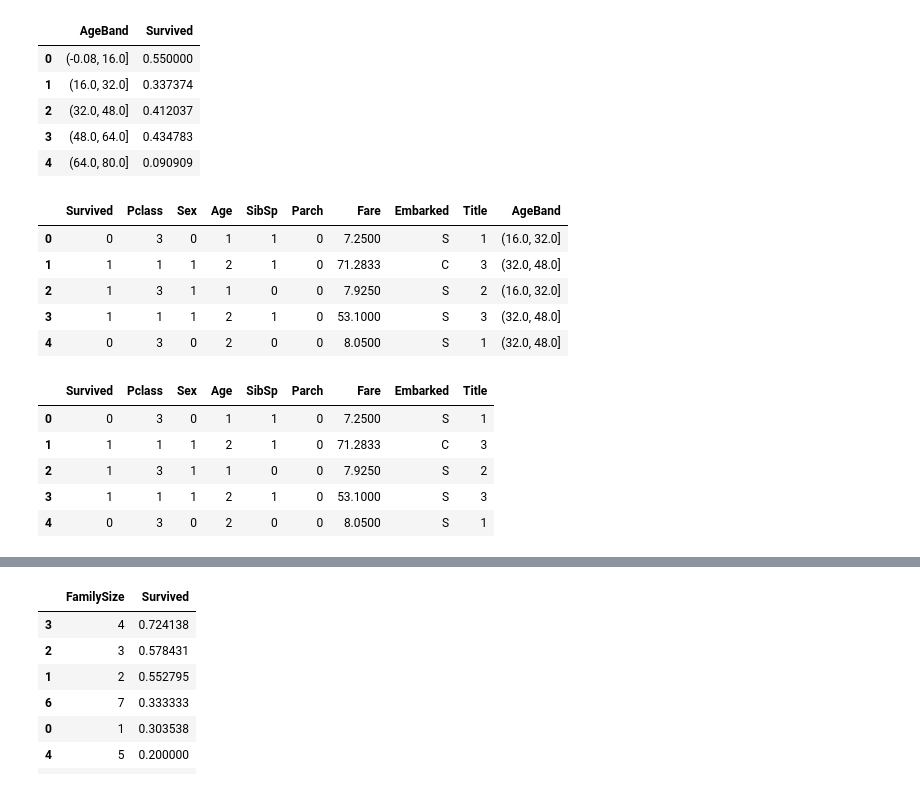
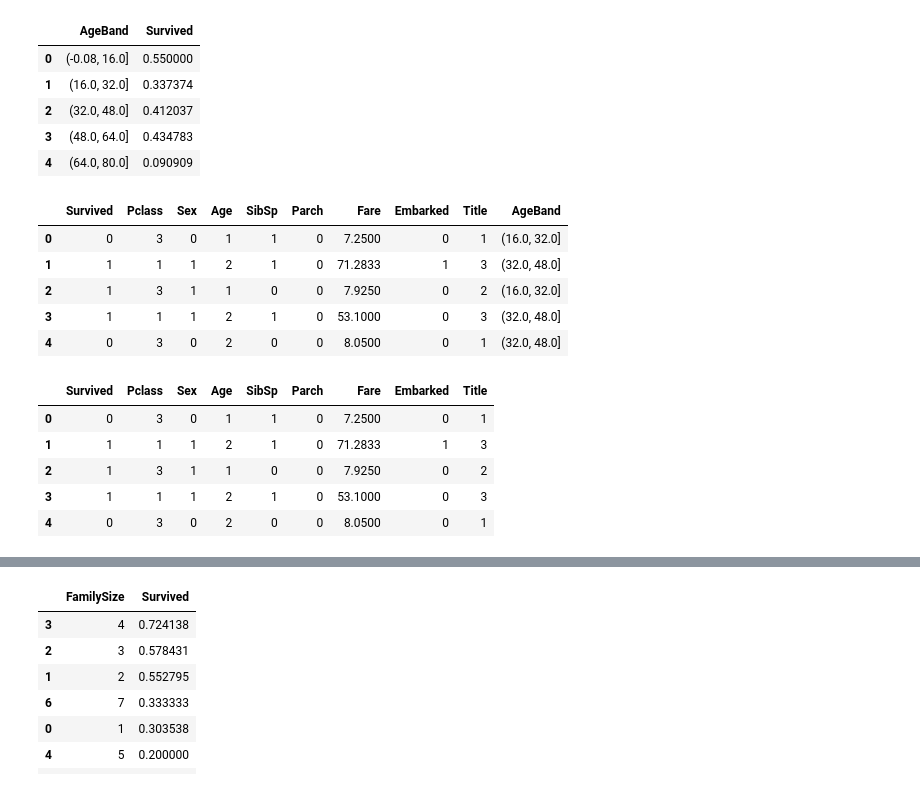
Before and after one commit to sonalijoseph1205/Titanic_ML, a Jupyter notebook: Titanic_Notebook_1.ipynb, the cells around one changed output, grey strips where cells are left out. Saved outputs shown, nothing was run; the diff lists cells and outputs as text; code cells hidden in the pictures.

```diff
--- a/Titanic_Notebook_1.ipynb
+++ b/Titanic_Notebook_1.ipynb
@@ -270,0 +362,6 @@ plt.show()
+# %%
+genders = {"male": 0, "female": 1}
+data = [train_df, test_df]
+
+for dataset in data:
+    dataset['Sex'] = dataset['Sex'].map(genders)
@@ -270,0 +378,3 @@ plt.show()
+# %%
+train_df = train_df.drop(['Ticket'], axis=1)
+test_df = test_df.drop(['Ticket'], axis=1)
@@ -270,0 +383,6 @@ plt.show()
+# %%
+ports = {"S": 0, "C": 1, "Q": 2}
+data = [train_df, test_df]
+
+for dataset in data:
+    dataset['Embarked'] = dataset['Embarked'].map(ports)
@@ -275,7 +397,7 @@ guess_ages
 array([[0., 0., 0.],
        [0., 0., 0.]])
 # %%
-for dataset in combine:
+for dataset in data:
     for i in range(0, 2):
         for j in range(0, 3):
             guess_df = dataset[(dataset['Sex'] == i) & (dataset['Pclass'] == j+1)]['Age'].dropna()
@@ -313,28 +435,28 @@ train_df[['AgeBand', 'Survived']].groupby(['AgeBand'], as_index=False).mean().so
 | 3 | (48.0, 64.0] | 0.434783 |
 | 4 | (64.0, 80.0] | 0.090909 |
 # %%
-for dataset in combine:
+for dataset in data:
     dataset.loc[ dataset['Age'] <= 16, 'Age'] = 0
     dataset.loc[(dataset['Age'] > 16) & (dataset['Age'] <= 32), 'Age'] = 1
     dataset.loc[(dataset['Age'] > 32) & (dataset['Age'] <= 48), 'Age'] = 2
     dataset.loc[(dataset['Age'] > 48) & (dataset['Age'] <= 64), 'Age'] = 3
     dataset.loc[ dataset['Age'] > 64, 'Age']
 train_df.head()
 # %% [output]
 |  | Survived | Pclass | Sex | Age | SibSp | Parch | Fare | Embarked | Title | AgeBand |
-| 0 | 0 | 3 | 0 | 1 | 1 | 0 | 7.2500 | S | 1 | (16.0, 32.0] |
-| 1 | 1 | 1 | 1 | 2 | 1 | 0 | 71.2833 | C | 3 | (32.0, 48.0] |
-| 2 | 1 | 3 | 1 | 1 | 0 | 0 | 7.9250 | S | 2 | (16.0, 32.0] |
-| 3 | 1 | 1 | 1 | 2 | 1 | 0 | 53.1000 | S | 3 | (32.0, 48.0] |
-| 4 | 0 | 3 | 0 | 2 | 0 | 0 | 8.0500 | S | 1 | (32.0, 48.0] |
+| 0 | 0 | 3 | 0 | 1 | 1 | 0 | 7.2500 | 0 | 1 | (16.0, 32.0] |
+| 1 | 1 | 1 | 1 | 2 | 1 | 0 | 71.2833 | 1 | 3 | (32.0, 48.0] |
+| 2 | 1 | 3 | 1 | 1 | 0 | 0 | 7.9250 | 0 | 2 | (16.0, 32.0] |
+| 3 | 1 | 1 | 1 | 2 | 1 | 0 | 53.1000 | 0 | 3 | (32.0, 48.0] |
+| 4 | 0 | 3 | 0 | 2 | 0 | 0 | 8.0500 | 0 | 1 | (32.0, 48.0] |
 # %%
 train_df = train_df.drop(['AgeBand'], axis=1)
-combine = [train_df, test_df]
+data = [train_df, test_df]
 train_df.head()
 # %% [output]
 |  | Survived | Pclass | Sex | Age | SibSp | Parch | Fare | Embarked | Title |
-| 0 | 0 | 3 | 0 | 1 | 1 | 0 | 7.2500 | S | 1 |
-| 1 | 1 | 1 | 1 | 2 | 1 | 0 | 71.2833 | C | 3 |
-| 2 | 1 | 3 | 1 | 1 | 0 | 0 | 7.9250 | S | 2 |
-| 3 | 1 | 1 | 1 | 2 | 1 | 0 | 53.1000 | S | 3 |
-| 4 | 0 | 3 | 0 | 2 | 0 | 0 | 8.0500 | S | 1 |
+| 0 | 0 | 3 | 0 | 1 | 1 | 0 | 7.2500 | 0 | 1 |
+| 1 | 1 | 1 | 1 | 2 | 1 | 0 | 71.2833 | 1 | 3 |
+| 2 | 1 | 3 | 1 | 1 | 0 | 0 | 7.9250 | 0 | 2 |
+| 3 | 1 | 1 | 1 | 2 | 1 | 0 | 53.1000 | 0 | 3 |
+| 4 | 0 | 3 | 0 | 2 | 0 | 0 | 8.0500 | 0 | 1 |
```
Also changed, not shown: parts of 134 cells of this notebook, 1 other file.
